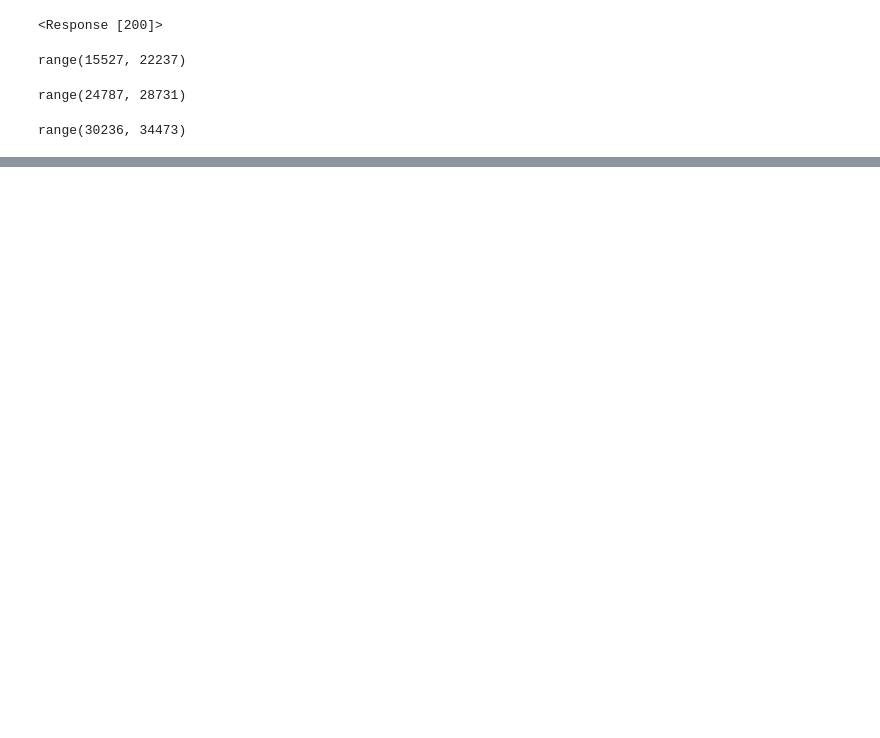
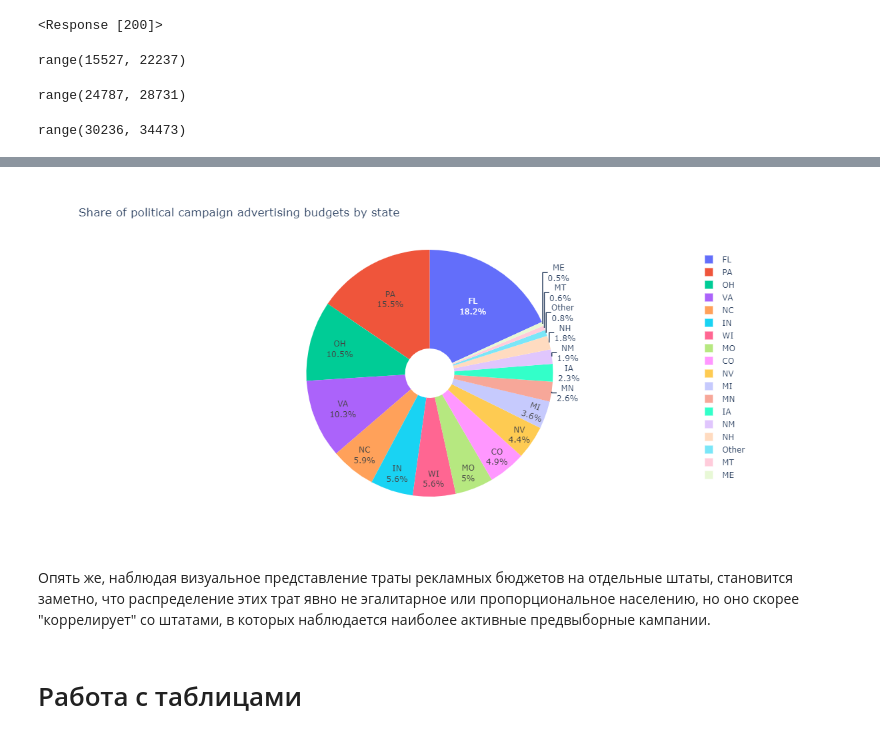
Before and after one commit to behavioural-exercise/Data-Analysis-in-Python, a Jupyter notebook: Homeworks/04-16-2022/HW3.ipynb, the cells around one changed output, grey strips where cells are left out. Cells and saved outputs as stored; diff of their text form; code cells hidden in the pictures; blank space fills up the shorter version.

```diff
--- a/Homeworks/04-16-2022/HW3.ipynb
+++ b/Homeworks/04-16-2022/HW3.ipynb
@@ -53,9 +55,10 @@ table_2 = pd.DataFrame(b[1:-1], columns=b[0])
 table_3 = pd.DataFrame(c[1:-1], columns=c[0])
 object_tables = [table_1, table_2, table_3]
 # %%
+table_2['Ad $ spent'] = [x[1:].replace(',', '') for x in table_2['Ad $ spent']] # перевод столбцов в цифровой формат для дальнейшего удобства визуализации
 for table in object_tables:
     for column in table.columns:
-        if column not in ['State', 'Ad $ spent']:
+        if column != 'State':
             table[column] = pd.to_numeric(table[column])
 # %%
 table_1.to_csv('table_1.csv', index=False)
@@ -104,0 +116,21 @@ layout = go.Layout(title = 'Just lines', xaxis = dict(title='X axis'),
+# %%
+table_2.loc[17] = [18, 'Other', -1, (100 - table_2['% of total'].sum()), 100] # чтобы сумма трат была равна 100%
+# %%
+trace = go.Pie(labels=table_2.State, values=table_2['% of total'], hole=0.2, textinfo='label+percent', sort=True)
+
+layout = go.Layout(title='Share of political campaign advertising budgets by state')
+
+fig = go.Figure(trace, layout)
+
+fig.update_layout(
+    autosize=False,
+    width=800,
+    height=550)
+
+fig.show()
+# %% [output]
+[figure, added]
+# %% [markdown]
+Опять же, наблюдая визуальное представление траты рекламных бюджетов на отдельные штаты, становится заметно, что распределение этих трат явно не эгалитарное или пропорциональное населению, но оно скорее "коррелирует" со штатами, в которых наблюдается наиболее активные предвыборные кампании.
+# %% [markdown]
+# Работа с таблицами
```
Also changed, not shown: parts of 21 cells of this notebook.
